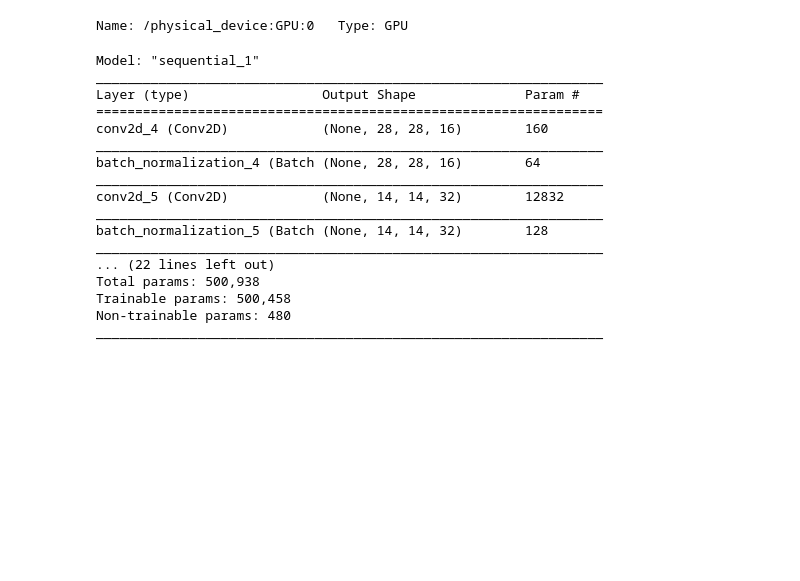
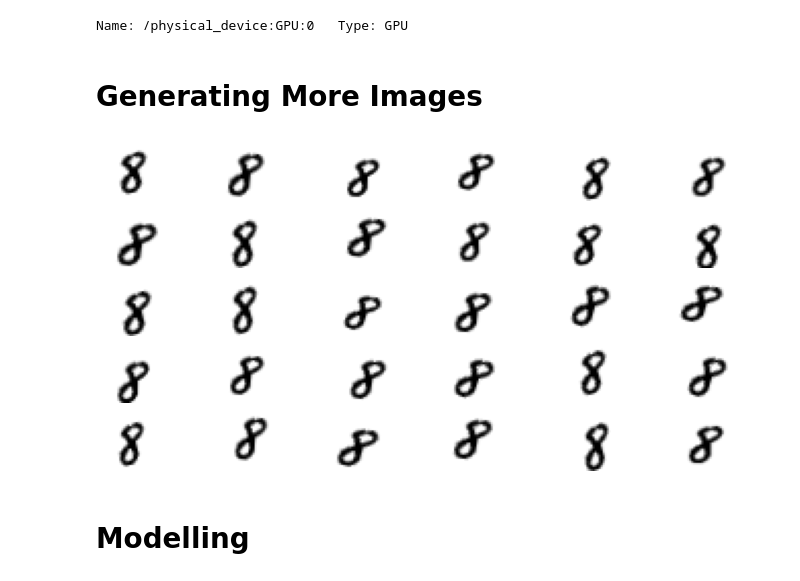
Before and after one commit to emrekds/cnn-mnist, a Jupyter notebook: cnn.ipynb, the cells around one changed output. Cells and saved outputs as stored; diff of their text form; code cells hidden in the pictures; blank space fills up the shorter version.

```diff
--- a/cnn.ipynb
+++ b/cnn.ipynb
@@ -34,7 +37,7 @@ for i in range(25):
 # %%
 #converting dependent data to categorical
-y_train=tensorflow.keras.utils.to_categorical(y_train,10)
-y_test=tensorflow.keras.utils.to_categorical(y_test,10)
+y_train=tf.keras.utils.to_categorical(y_train,10)
+y_test=tf.keras.utils.to_categorical(y_test,10)
 # %%
 #reshaping data for model
 x_train=x_train.reshape(-1,28,28,1)
@@ -96,21 +60,18 @@ model.compile(optimizer = opt , loss = "categorical_crossentropy", metrics=["acc
-# %%
-#summary of model
-model.summary()
-# %% [output]
-Model: "sequential_1"
-_________________________________________________________________
-Layer (type)                 Output Shape              Param #
-=================================================================
-conv2d_4 (Conv2D)            (None, 28, 28, 16)        160
-_________________________________________________________________
-batch_normalization_4 (Batch (None, 28, 28, 16)        64
-_________________________________________________________________
-conv2d_5 (Conv2D)            (None, 14, 14, 32)        12832
-_________________________________________________________________
-batch_normalization_5 (Batch (None, 14, 14, 32)        128
-_________________________________________________________________
-... (22 lines left out)
-Total params: 500,938
-Trainable params: 500,458
-Non-trainable params: 480
-_________________________________________________________________
+# %% [markdown]
+# Generating More Images
+# %%
+img_gen=ImageDataGenerator(
+        rotation_range=20,
+        zoom_range = 0.09 ,
+        width_shift_range=0.11,
+        height_shift_range=0.11)
+# %%
+for i in range(30):
+    plt.subplot(5, 6, i+1)
+    x_train_temp, y_train_temp =img_gen.flow(x_train[445].reshape(1,28,28,1),y_train[445].reshape(1,10)).next()
+    plt.imshow(x_train_temp[0].reshape((28,28)),cmap=plt.cm.binary)
+    plt.axis('off')
+# %% [output]
+[figure, added]
+# %% [markdown]
+# Modelling
```
Also changed, not shown: parts of 18 cells of this notebook.
